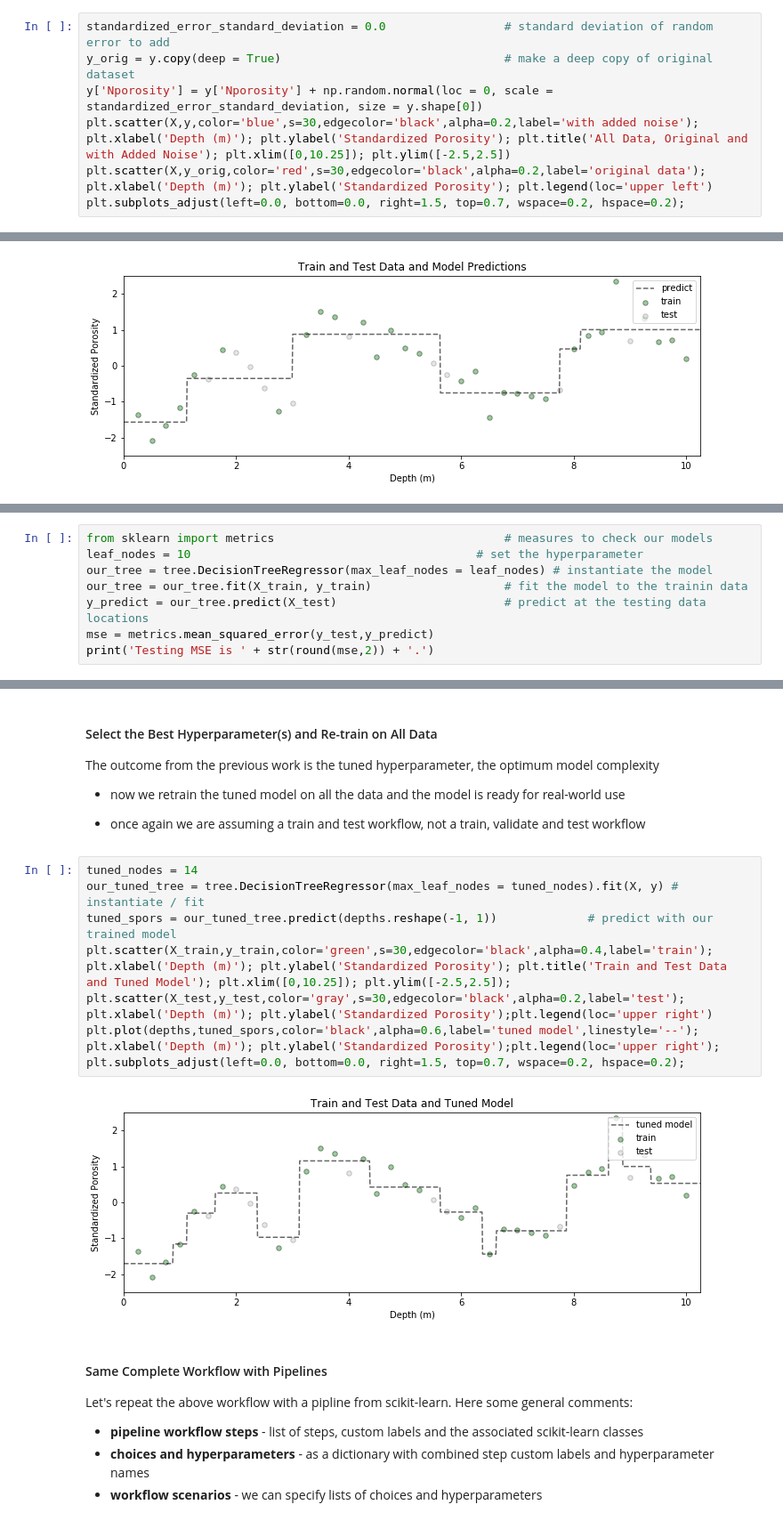
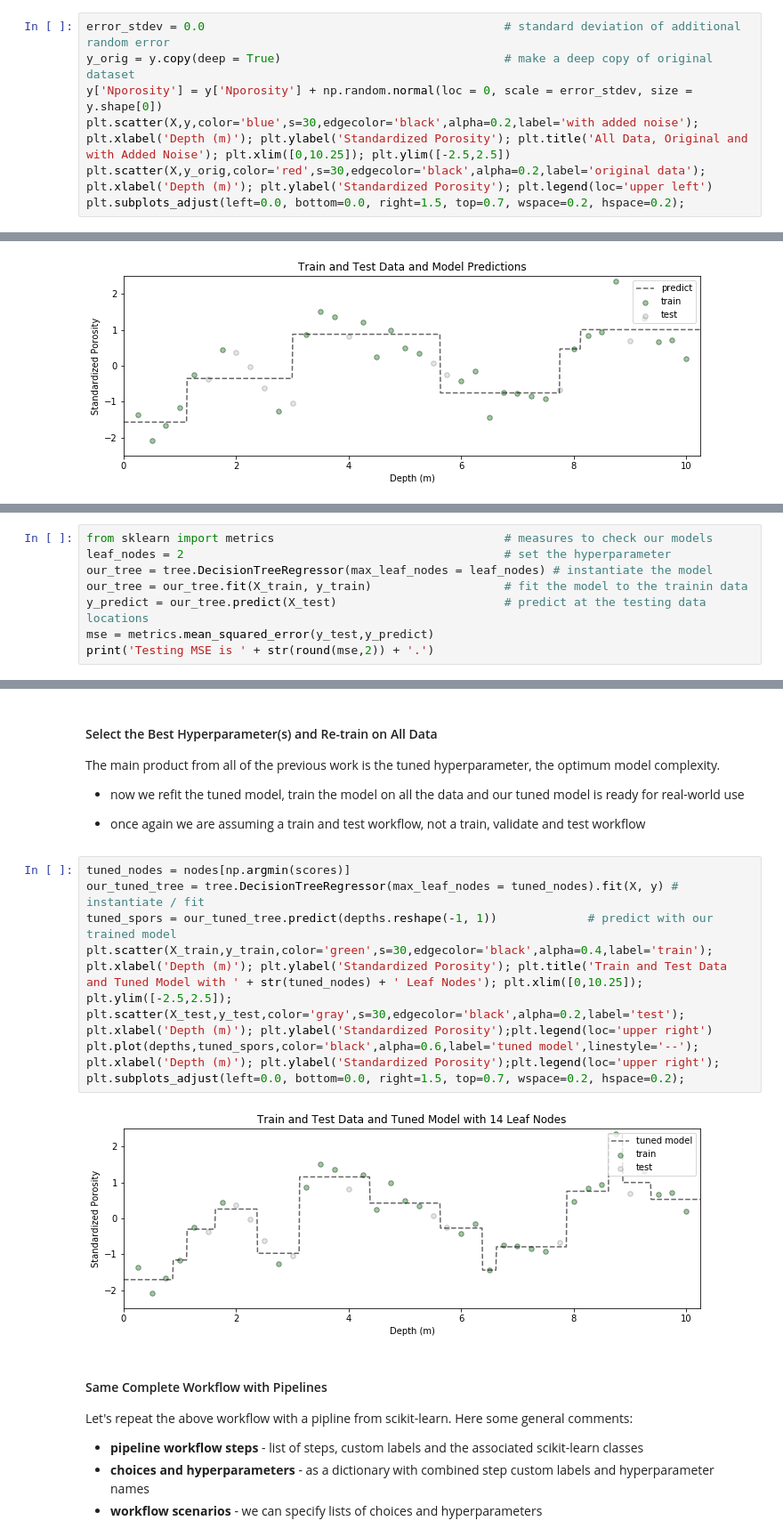
Before and after one commit to GeostatsGuy/PythonNumericalDemos, a Jupyter notebook: PythonDataBasics_PedictiveMachineLearning.ipynb, the cells around one changed output, grey strips where cells are left out. Shown at 89% size. Drawn from its saved outputs; the diff is of its cells as text.

```diff
--- a/PythonDataBasics_PedictiveMachineLearning.ipynb
+++ b/PythonDataBasics_PedictiveMachineLearning.ipynb
@@ -172,7 +164,7 @@ This dataset is quite well-behaved and error free.
 # %%
-standardized_error_standard_deviation = 0.0                 # standard deviation of random error to add
+error_stdev = 0.0                                           # standard deviation of additional random error
 y_orig = y.copy(deep = True)                                # make a deep copy of original dataset
-y['Nporosity'] = y['Nporosity'] + np.random.normal(loc = 0, scale = standardized_error_standard_deviation, size = y.shape[0])
+y['Nporosity'] = y['Nporosity'] + np.random.normal(loc = 0, scale = error_stdev, size = y.shape[0])
 plt.scatter(X,y,color='blue',s=30,edgecolor='black',alpha=0.2,label='with added noise'); plt.xlabel('Depth (m)'); plt.ylabel('Standardized Porosity'); plt.title('All Data, Original and with Added Noise'); plt.xlim([0,10.25]); plt.ylim([-2.5,2.5])
 plt.scatter(X,y_orig,color='red',s=30,edgecolor='black',alpha=0.2,label='original data'); plt.xlabel('Depth (m)'); plt.ylabel('Standardized Porosity'); plt.legend(loc='upper left')
 plt.subplots_adjust(left=0.0, bottom=0.0, right=1.5, top=0.7, wspace=0.2, hspace=0.2);
@@ -249,7 +242,7 @@ To tune the model hyperparameters we need a metric to summarize model error over
 * let's predict at the testing data and calculate our metric, testing mean square error.
 # %%
 from sklearn import metrics                                 # measures to check our models
-leaf_nodes = 10                                         # set the hyperparameter
+leaf_nodes = 2                                              # set the hyperparameter
 our_tree = tree.DecisionTreeRegressor(max_leaf_nodes = leaf_nodes) # instantiate the model
 our_tree = our_tree.fit(X_train, y_train)                   # fit the model to the trainin data
 y_predict = our_tree.predict(X_test)                        # predict at the testing data locations
@@ -291,19 +284,19 @@ plt.scatter(nodes,scores,color='red',s=30,edgecolor='black',alpha=0.4,label='tra
 # %% [markdown]
 #### Select the Best Hyperparameter(s) and Re-train on All Data
 
-The outcome from the previous work is the tuned hyperparameter, the optimum model complexity
+The main product from all of the previous work is the tuned hyperparameter, the optimum model complexity.
 
-* now we retrain the tuned model on all the data and the model is ready for real-world use
+* now we refit the tuned model, train the model on all the data and our tuned model is ready for real-world use
 
 * once again we are assuming a train and test workflow, not a train, validate and test workflow
 # %%
-tuned_nodes = 14
+tuned_nodes = nodes[np.argmin(scores)]
 our_tuned_tree = tree.DecisionTreeRegressor(max_leaf_nodes = tuned_nodes).fit(X, y) # instantiate / fit
 tuned_spors = our_tuned_tree.predict(depths.reshape(-1, 1))             # predict with our trained model
-plt.scatter(X_train,y_train,color='green',s=30,edgecolor='black',alpha=0.4,label='train'); plt.xlabel('Depth (m)'); plt.ylabel('Standardized Porosity'); plt.title('Train and Test Data and Tuned Model'); plt.xlim([0,10.25]); plt.ylim([-2.5,2.5]); plt.scatter(X_test,y_test,color='gray',s=30,edgecolor='black',alpha=0.2,label='test'); plt.xlabel('Depth (m)'); plt.ylabel('Standardized Porosity');plt.legend(loc='upper right')
+plt.scatter(X_train,y_train,color='green',s=30,edgecolor='black',alpha=0.4,label='train'); plt.xlabel('Depth (m)'); plt.ylabel('Standardized Porosity'); plt.title('Train and Test Data and Tuned Model with ' + str(tuned_nodes) + ' Leaf Nodes'); plt.xlim([0,10.25]); plt.ylim([-2.5,2.5]); plt.scatter(X_test,y_test,color='gray',s=30,edgecolor='black',alpha=0.2,label='test'); plt.xlabel('Depth (m)'); plt.ylabel('Standardized Porosity');plt.legend(loc='upper right')
 plt.plot(depths,tuned_spors,color='black',alpha=0.6,label='tuned model',linestyle='--'); plt.xlabel('Depth (m)'); plt.ylabel('Standardized Porosity');plt.legend(loc='upper right'); plt.subplots_adjust(left=0.0, bottom=0.0, right=1.5, top=0.7, wspace=0.2, hspace=0.2);
 # %% [output]
-[figure, old version]
+[figure, new version]
 # %% [markdown]
 #### Same Complete Workflow with Pipelines
 
```
Also changed, not shown: parts of 24 cells of this notebook.
